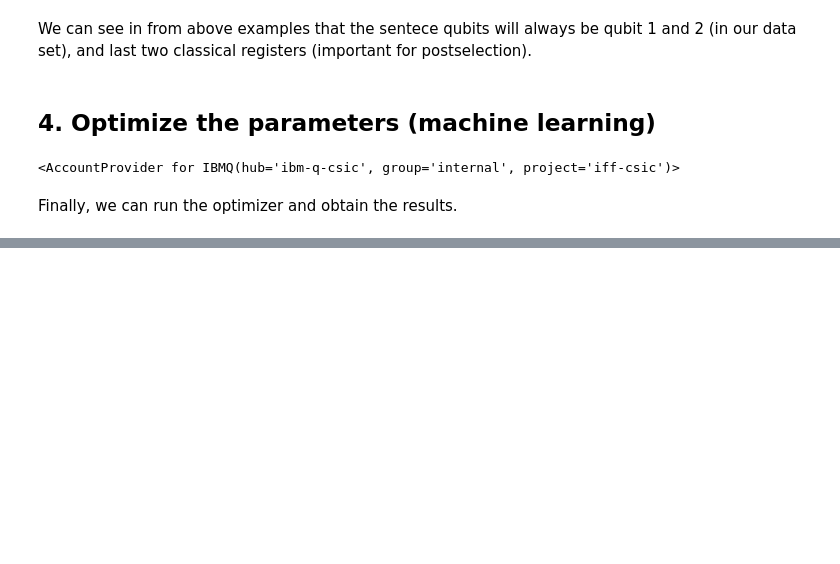
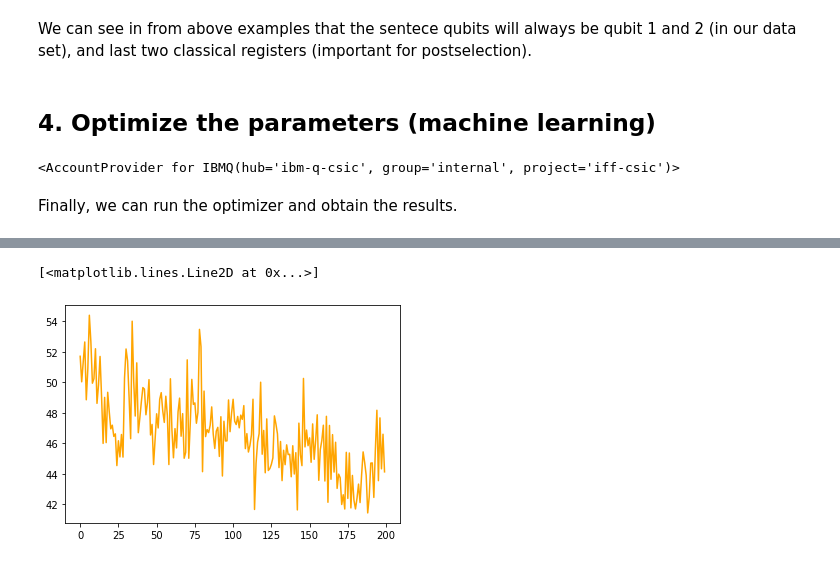
Before and after one commit to PaulaGarciaMolina/QNLP_Qiskit_Hackathon, a Jupyter notebook: semantic_interpretation/semantic_interpretation_iqp_qiskit.ipynb, the cells around one changed output, grey strips where cells are left out. Saved outputs shown, nothing was run; the diff lists cells and outputs as text; code cells hidden in the pictures; blank space fills up the shorter version.

```diff
--- a/semantic_interpretation/semantic_interpretation_iqp_qiskit.ipynb
+++ b/semantic_interpretation/semantic_interpretation_iqp_qiskit.ipynb
@@ -718,0 +832,7 @@ with open('SIresults_it'+str(niter)+'_met'+method+'_size-'+dataset+'_sim'+str(si
+# %%
+y=proccess_result(small_qs['cost_abserror_history'][0],nit)
+x=np.arange(0,len(y))
+plt.plot(x,y,color=col,label=lab)
+# %% [output]
+[<matplotlib.lines.Line2D at 0x...>]
+[figure, added]
```
Also changed, not shown: parts of 10 cells of this notebook.
